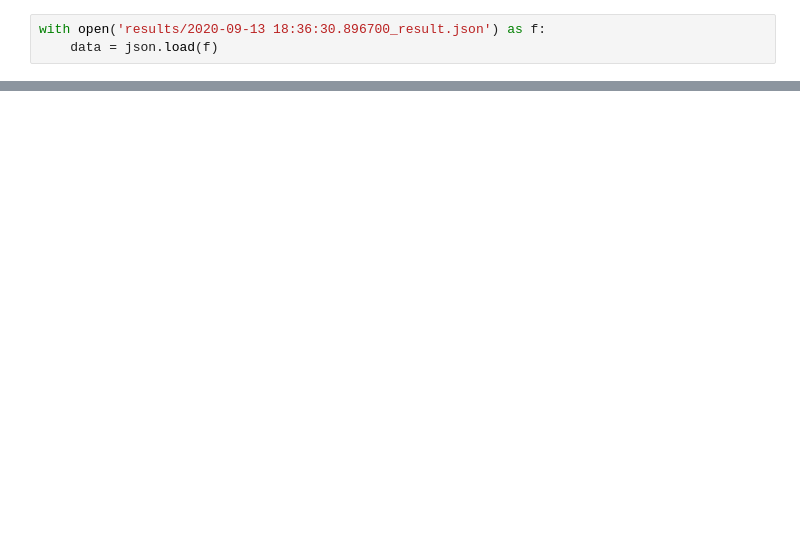
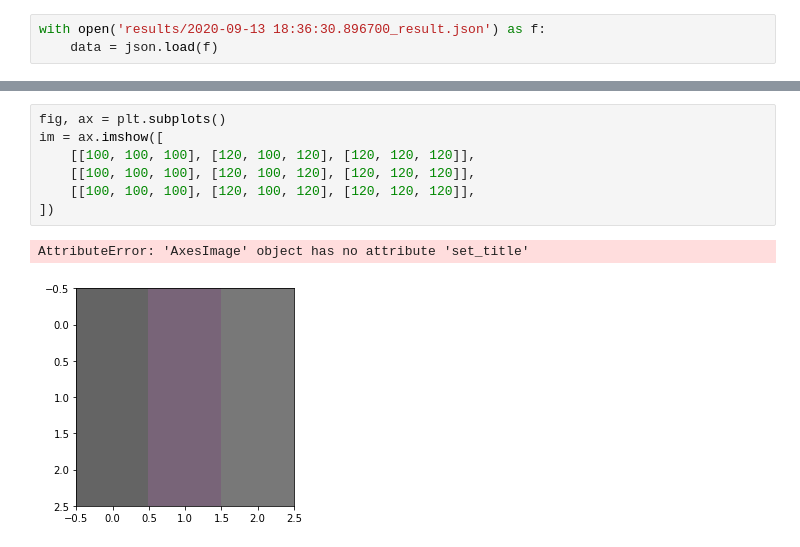
Before and after one commit to vooron/mindWars, a Jupyter notebook: WormsAnimation.ipynb, the cells around one changed output, grey strips where cells are left out. Drawn from its saved outputs; the diff is of its cells as text; blank space fills up the shorter version.

```diff
--- a/WormsAnimation.ipynb
+++ b/WormsAnimation.ipynb
@@ -75,0 +86,10 @@ anim.save('worm_fight.gif', writer='imagemagick')
+# %%
+fig, ax = plt.subplots()
+im = ax.imshow([
+    [[100, 100, 100], [120, 100, 120], [120, 120, 120]],
+    [[100, 100, 100], [120, 100, 120], [120, 120, 120]],
+    [[100, 100, 100], [120, 100, 120], [120, 120, 120]],
+])
+# %% [output]
+AttributeError: 'AxesImage' object has no attribute 'set_title'
+[figure, added]
```
Also changed, not shown: parts of 3 cells of this notebook, 1 other file.
